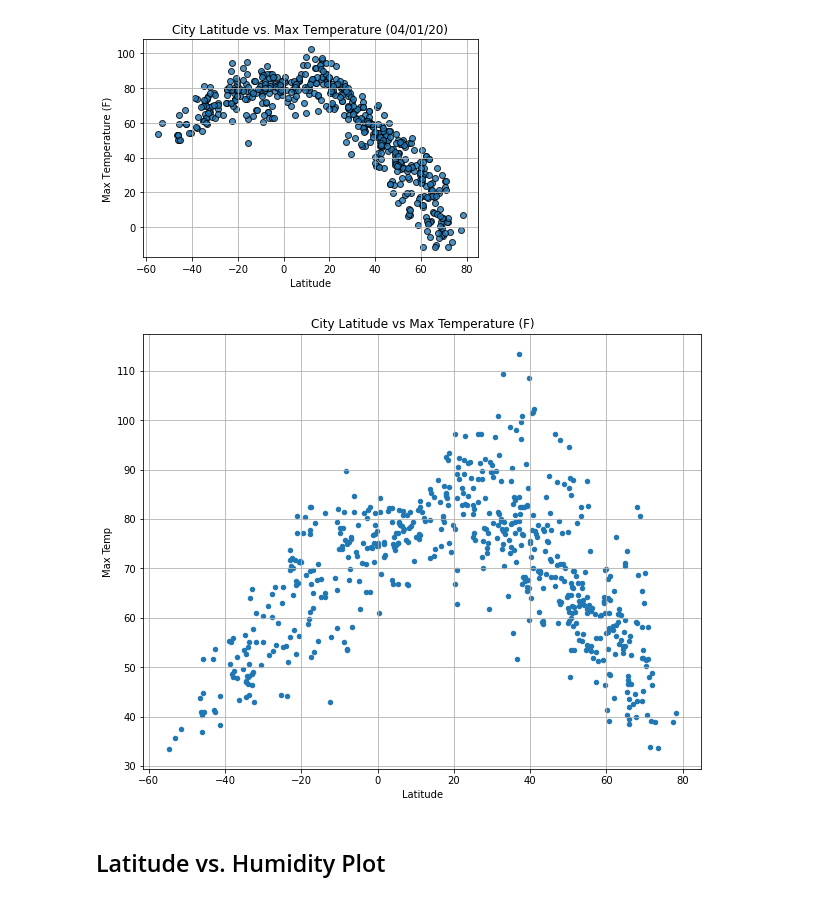
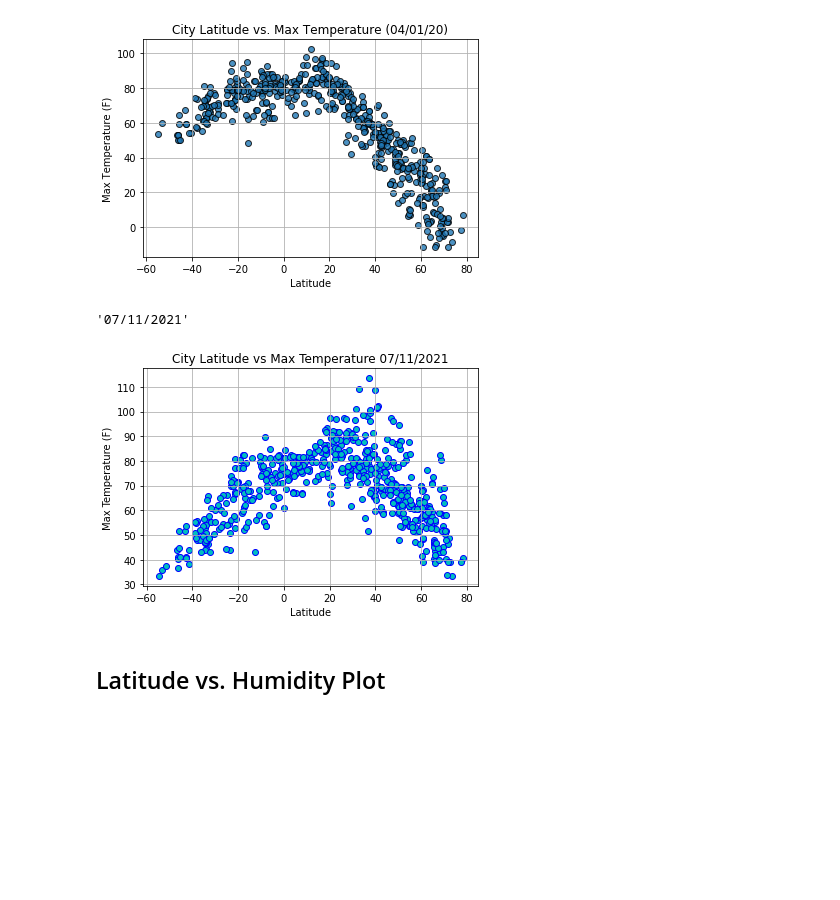
Before and after one commit to DasaSimo/python-api-challenge, a Jupyter notebook: WeatherPy/WeatherPy.ipynb, the cells around one changed output. Cells and saved outputs as stored; diff of their text form; code cells hidden in the pictures; blank space fills up the shorter version.

Commit message:
plots for temperature and humidity vs latitude added

```diff
--- a/WeatherPy/WeatherPy.ipynb
+++ b/WeatherPy/WeatherPy.ipynb
@@ -216,3 +216,7 @@ clean_city_data
 # %%
 #export to csv
 clean_city_data.to_csv("weather_data.csv", index=False, header=True)
+# %%
+# load saved data from the file
+clean_city_data = pd.read_csv("weather_data.csv")
+clean_city_data.head()
@@ -225,14 +236,31 @@ clean_city_data.to_csv("weather_data.csv", index=False, header=True)
 # %%
 # %% [output]
 [figure]
-# %%
-
-clean_city_data.plot(kind="scatter", x="Latitude", y="Max Temp", grid=True, figsize=(10,8),
-              title="City Latitude vs Max Temperature (F)")
-
-plt.show()
-# %% [output]
-[figure, removed]
+# %%
+# get the date for a date in title from DataFrame
+from datetime import datetime
+ts = int(clean_city_data["Date"][0])
+
+data_date = datetime.utcfromtimestamp(ts).strftime('%m/%d/%Y')
+data_date
+# %% [output]
+'07/11/2021'
+# %%
+#plot
+plt.scatter(clean_city_data["Latitude"], clean_city_data["Max Temp"], marker="o",c="c",edgecolors="b")
+plt.title("City Latitude vs Max Temperature " + data_date)
+plt.ylabel("Max Temperature (F)")
+plt.xlabel("Latitude")
+plt.grid(True)
+
+# Save the figure
+plt.savefig("CityLat_vs_Temp.png")
+
+
+# Show plot
+plt.show()
+# %% [output]
+[figure, added]
 # %% [markdown]
 ## Latitude vs. Humidity Plot
 # %%
```
Also changed, not shown: parts of 2 cells of this notebook, 2 other files.
